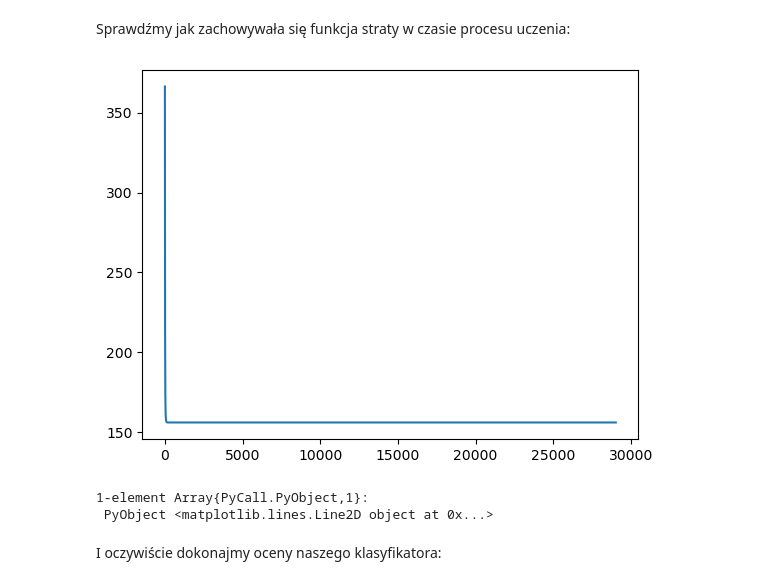
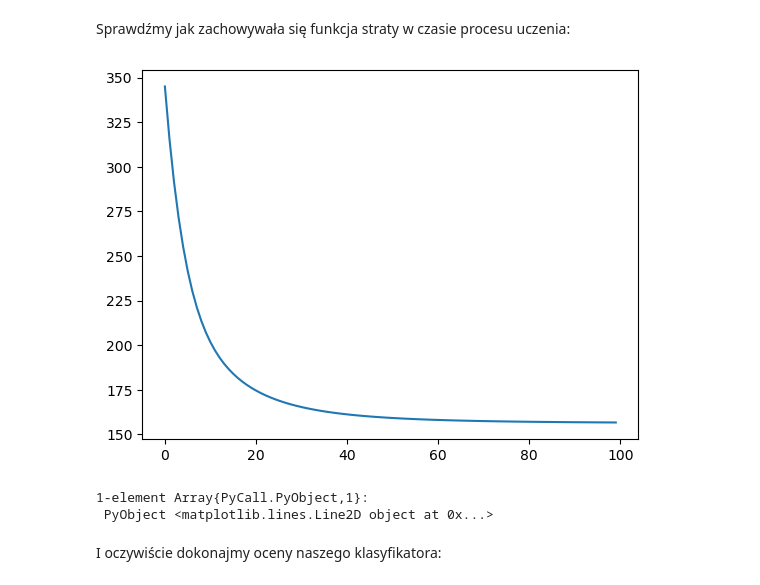
Before and after one commit to bartoszpankratz/-223490---0286--Statystyczne-Reguly-Decyzyjne--zima-2019-20, a Jupyter notebook: wykład 4/Regularyzacja_i_graficzna_ocena_klasyfikatorow.ipynb, the cells around one changed output. Drawn from its saved outputs; the diff is of its cells as text; code cells hidden in the pictures.

```diff
--- a/wykład 4/Regularyzacja_i_graficzna_ocena_klasyfikatorow.ipynb
+++ b/wykład 4/Regularyzacja_i_graficzna_ocena_klasyfikatorow.ipynb
@@ -140,8 +140,8 @@ rawdata = readdlm("australian.dat");
 # %%
 df = DataFrames.DataFrame(rawdata)
 rename!(df,:x15 => :class)
-df[:x4] = [x == 1 ? 1.0 : 0.0 for x in df[:x4]]
-df[:x12] = [x == 1 ? 1.0 : 0.0 for x in df[:x12]]
-df[:x14] = log.(df[:x14])
-head(df)
+df[!,:x4] = [x == 1 ? 1.0 : 0.0 for x in df[!,:x4]]
+df[!,:x12] = [x == 1 ? 1.0 : 0.0 for x in df[!,:x12]]
+df[!,:x14] = log.(df[!,:x14])
+first(df,5)
 # %% [output]
@@ -193,8 +192,8 @@ test_set = df[floor(Int,size(df,1)*train_ratio + 1):end,:];
 # %%
 X_train = Matrix(train_set[:,1:end-1])';
 X_test = Matrix(test_set[:,1:end-1])';
-y_train = train_set[:class];
-y_test = test_set[:class];
+y_train = train_set[!,:class];
+y_test = test_set[!,:class];
 # %% [markdown]
 Znormalizujmy zmienne:
 # %%
@@ -294,9 +299,9 @@ Js = solve!(β,X_train, y_train);
 # %% [markdown]
 Sprawdźmy jak zachowywała się funkcja straty w czasie procesu uczenia:
 # %%
-plot(Js)
+plot(Js[1:100])
 # %% [output]
-[figure, old version]
+[figure, new version]
 1-element Array{PyCall.PyObject,1}:
  PyObject <matplotlib.lines.Line2D object at 0x...>
 # %% [markdown]
```
Also changed, not shown: parts of 43 cells of this notebook.
